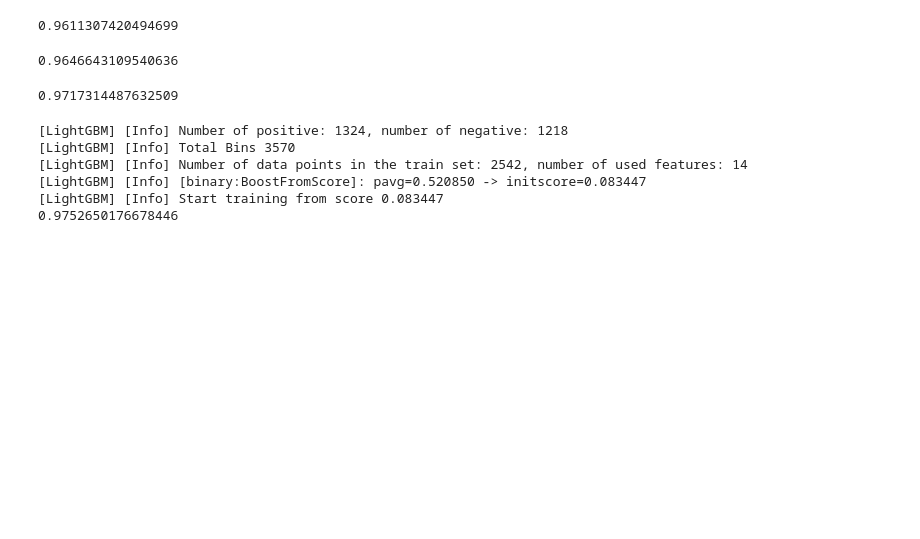
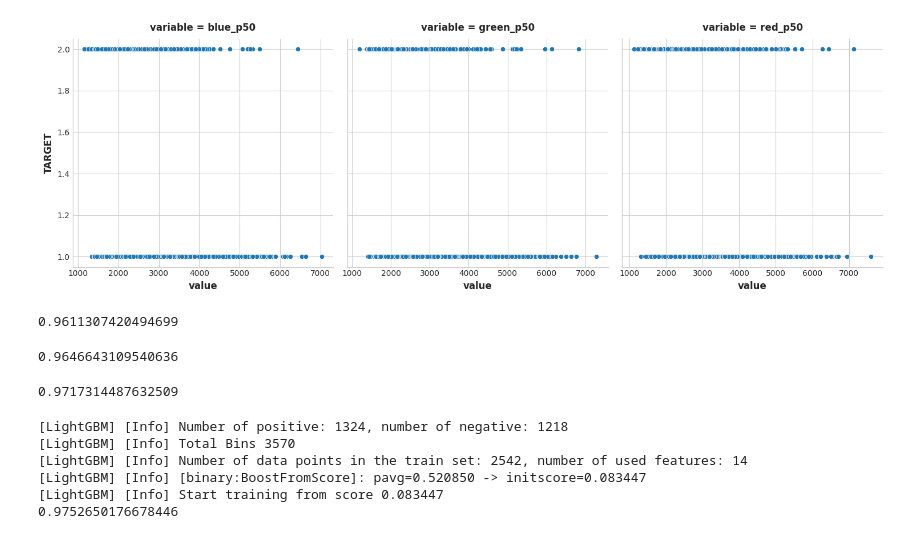
Before and after one commit to DLintz/Zindi, a Jupyter notebook: GeoAI/Agricultural Plastic/Consolidado.ipynb, the cells around one changed output. Cells and saved outputs as stored; diff of their text form; code cells hidden in the pictures; blank space fills up the shorter version.

```diff
--- a/GeoAI/Agricultural Plastic/Consolidado.ipynb
+++ b/GeoAI/Agricultural Plastic/Consolidado.ipynb
@@ -7,0 +10,12 @@ import matplotlib.pyplot as plt
+# %%
+# Set Matplotlib defaults
+plt.style.use('seaborn-v0_8-whitegrid')
+plt.rc("figure", autolayout=True)
+plt.rc(
+    "axes",
+    labelweight="bold",
+    labelsize="large",
+    titleweight="bold",
+    titlesize=14,
+    titlepad=10,
+)
@@ -15,6 +50,13 @@ Spain =  pd.read_csv("GeoAI/Agricultural Plastic/Data/Spain_training.csv")
 VNM =  pd.read_csv("GeoAI/Agricultural Plastic/Data/VNM_training.csv")
 VNM.rename(columns={'Lat': 'lat', 'Lon': 'lon'}, inplace=True)
 df = pd.concat([Kenya, Spain, VNM], axis=0)
+# %%
+features = ['blue_p50', 'green_p50','red_p50']
+sns.relplot(
+    x="value", y="TARGET", col="variable", data=df.melt(id_vars="TARGET", value_vars=features), facet_kws=dict(sharex=False),
+);
+# %% [output]
+[figure, added]
 # %%
 y_ = df['TARGET']-1
 X_ = df[['lat', 'lon', 'blue_p50', 'green_p50', 'nir_p50', 'nira_p50', 're1_p50', 're2_p50',
```
Also changed, not shown: parts of 2 cells of this notebook.
